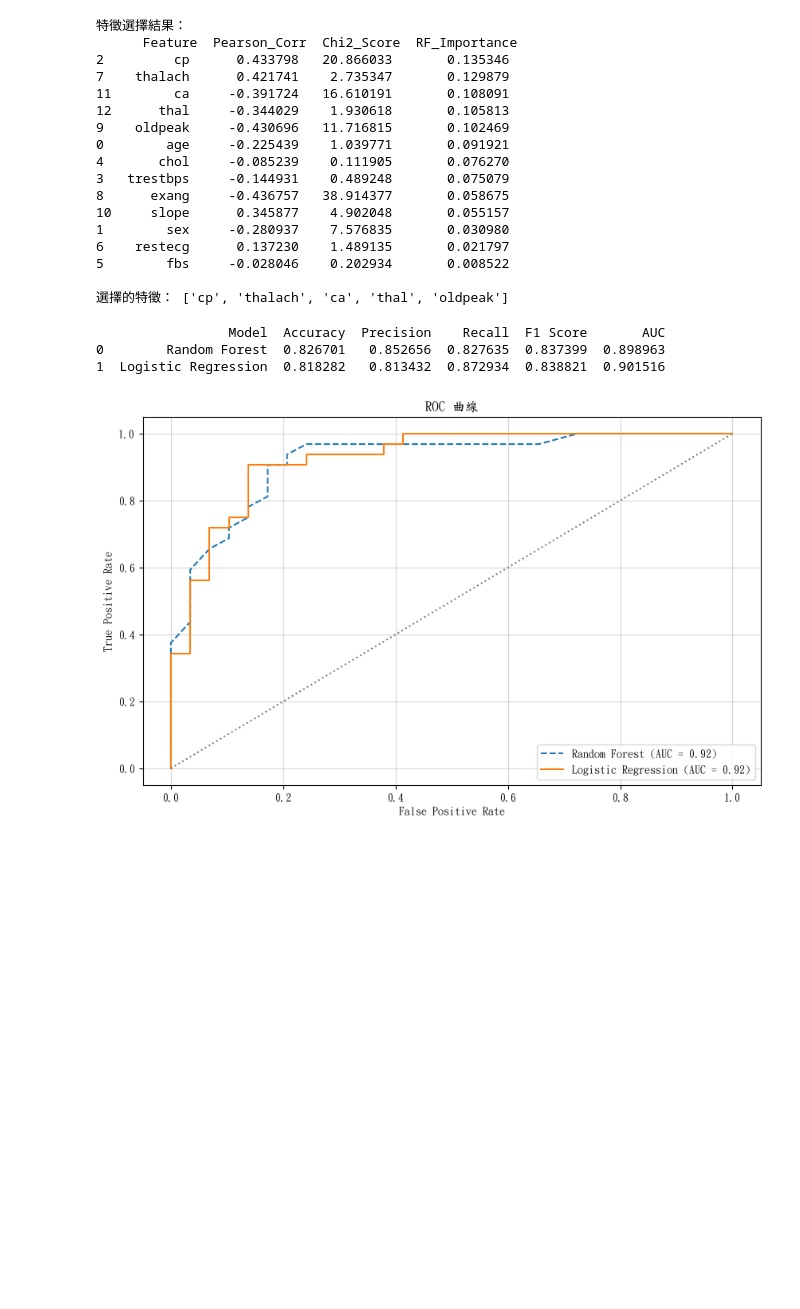
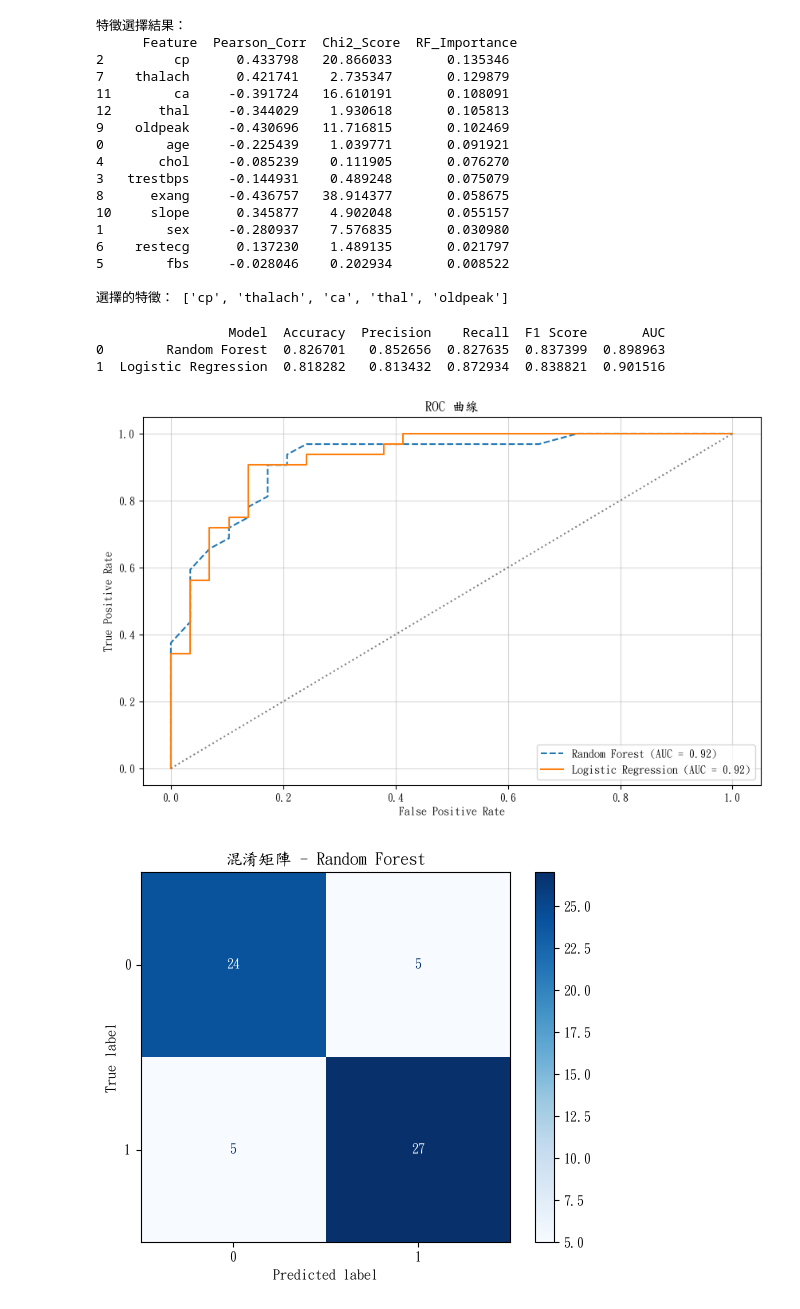
Before and after one commit to peizzz777/heart-, a Jupyter notebook: heart_model.ipynb, the cells around one changed output. Cells and saved outputs as stored; diff of their text form; code cells hidden in the pictures; blank space fills up the shorter version.

```diff
--- a/heart_model.ipynb
+++ b/heart_model.ipynb
@@ -327,6 +327,7 @@ print("\n選擇的特徵：", selected_features)
 選擇的特徵： ['cp', 'thalach', 'ca', 'thal', 'oldpeak']
 # %%
 import pandas as pd
+import numpy as np
 from sklearn.linear_model import LogisticRegression
 from sklearn.ensemble import RandomForestClassifier
 from sklearn.model_selection import cross_val_score, StratifiedKFold
@@ -334,6 +335,7 @@ from sklearn.metrics import (
     accuracy_score, precision_score, recall_score, f1_score,
     roc_curve, auc, RocCurveDisplay
 )
+from sklearn.metrics import confusion_matrix, ConfusionMatrixDisplay
 import matplotlib.pyplot as plt
 from matplotlib import rcParams
 
@@ -380,30 +382,60 @@ print(result_df)
 rf_model.fit(X_train, y_train)
 lr_model.fit(X_train, y_train)
 
 rf_probs = rf_model.predict_proba(X_test)[:, 1]
 lr_probs = lr_model.predict_proba(X_test)[:, 1]
 
 rf_fpr, rf_tpr, _ = roc_curve(y_test, rf_probs)
 lr_fpr, lr_tpr, _ = roc_curve(y_test, lr_probs)
 
 rf_auc = auc(rf_fpr, rf_tpr)
 lr_auc = auc(lr_fpr, lr_tpr)
 
 rcParams['font.sans-serif'] = ['DFKai-SB']
 rcParams['axes.unicode_minus'] = False
 
 plt.figure(figsize=(10, 6))
 plt.plot(rf_fpr, rf_tpr, label=f"Random Forest (AUC = {rf_auc:.2f})", linestyle="--")
 plt.plot(lr_fpr, lr_tpr, label=f"Logistic Regression (AUC = {lr_auc:.2f})", linestyle="-")
 plt.plot([0, 1], [0, 1], color="gray", linestyle=":")
 plt.xlabel("False Positive Rate")
 plt.ylabel("True Positive Rate")
 plt.title("ROC 曲線")
 plt.legend(loc="lower right")
 plt.grid(alpha=0.5)
 plt.show()
+
+
+y_pred_rf = rf_model.predict(X_test)
+y_pred_lr = lr_model.predict(X_test)
+
+cm_rf = confusion_matrix(y_test, y_pred_rf)
+cmd_rf = ConfusionMatrixDisplay(confusion_matrix=cm_rf, display_labels=np.unique(y_test))
+cmd_rf.plot(cmap='Blues')
+plt.title('混淆矩陣 - Random Forest')
+plt.show()
+
+cm_lr = confusion_matrix(y_test, y_pred_lr)
+cmd_lr = ConfusionMatrixDisplay(confusion_matrix=cm_lr, display_labels=np.unique(y_test))
+cmd_lr.plot(cmap='Oranges')
+plt.title('混淆矩陣 - Logistic Regression')
+plt.show()
+
+feature_importances = rf_model.feature_importances_
+features = X_train.columns
+
+plt.figure(figsize=(10, 6))
+importance_df = pd.DataFrame({'Feature': features, 'Importance': feature_importances})
+importance_df = importance_df.sort_values(by='Importance', ascending=False)
+
+plt.barh(importance_df['Feature'], importance_df['Importance'])
+plt.gca().invert_yaxis()
+plt.xlabel('重要性')
+plt.title('特徵重要性 (Random Forest)')
+plt.show()
 # %% [output]
                  Model  Accuracy  Precision    Recall  F1 Score       AUC
 0        Random Forest  0.826701   0.852656  0.827635  0.837399  0.898963
 1  Logistic Regression  0.818282   0.813432  0.872934  0.838821  0.901516
 [figure]
+[figure, added]
```
Also changed, not shown: parts of 1 cell of this notebook.
